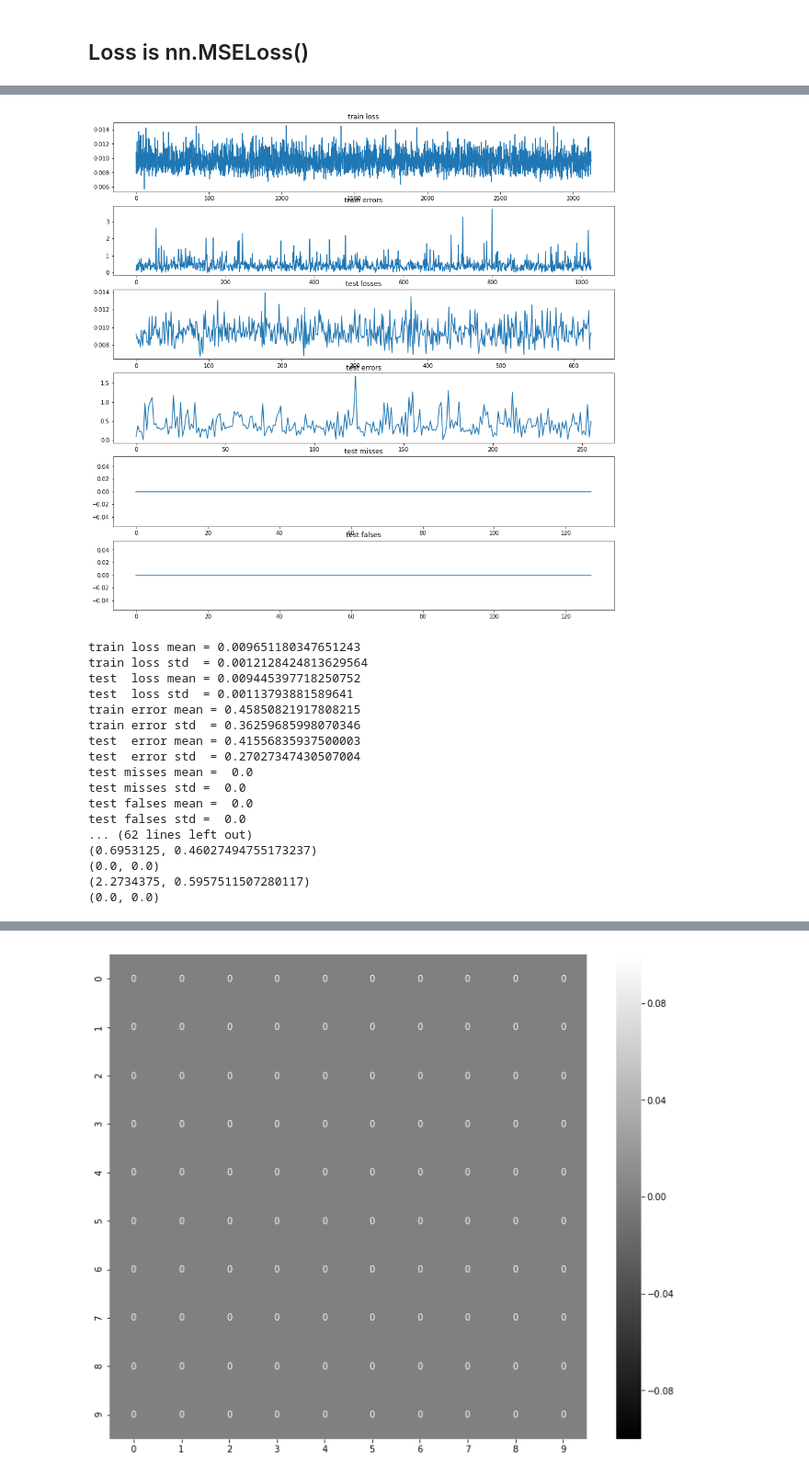
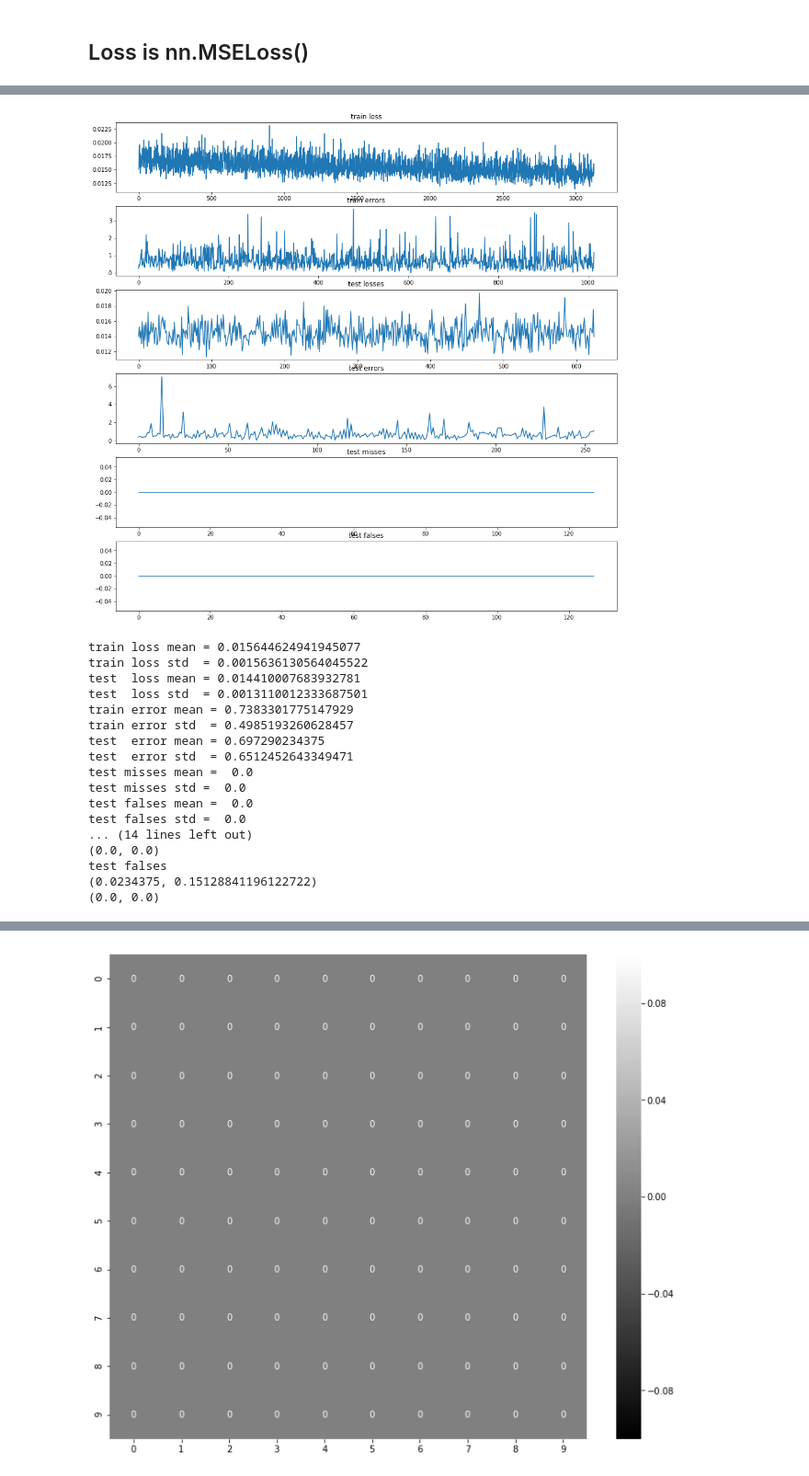
Before and after one commit to caitaozhan/deeplearning-localization, a Jupyter notebook: CNN-translation-multi-min-dist.ipynb, the cells around one changed output, grey strips where cells are left out. Shown at 92% size. Cells and saved outputs as stored; diff of their text form; code cells hidden in the pictures.

```diff
--- a/CNN-translation-multi-min-dist.ipynb
+++ b/CNN-translation-multi-min-dist.ipynb
@@ -67,7 +67,7 @@ class Metrics:
             truth_batch: numpy.ndarray -- size=(N, num_tx, 2)
         Return:
             pred_locs -- list<np.ndarray>
-            errors    -- list
+            errors    -- list<list>
             misses    -- list
             false     -- list
         '''
@@ -97,12 +97,12 @@ class Metrics:
         for i, pred, pred_n, truth, indx in zip(range(len(pred_batch)), pred_batch, pred_ntx, truth_batch, index):
             # 1: get the multiple predicted locations
             pred = pred[0]           # there is only one channel
-            pred_peaks, _ = Utility.detect_peak(pred, np.round(pred_n, 0), 0.05)         # get the predictions
+            pred_peaks, _ = Utility.detect_peak(pred, np.round(pred_n, 0), 0.1)         # get the predictions  TIME: 23 milliseconds
             pred_peaks = float_target(pred, pred_peaks)
             # 2: do a matching and get the error
             radius_threshold = Default.grid_length * Default.error_threshold
             error, miss, false = Utility.compute_error(pred_peaks, truth, radius_threshold, False)
-            errors.extend(error)
+            errors.append(error)
             misses.append(miss)
             falses.append(false)
             if debug:
@@ -322,3 +322,13 @@ def make_zeros(batch=32, length=100):
         zero = np.expand_dims(zero, 0)
         zeros.append(zero)
     return torch.as_tensor(zeros).to(torch.device('cuda'))
+# %%
+a = [1,2]
+b = [4,5]
+c = [1,2]
+d = [4,5]
+e = [a, b]
+f = [c, d]
+f.extend(e)
+
+plt.plot(f)
@@ -335,7 +359,7 @@ criterion1 = nn.MSELoss()  # criterion is the loss function
 criterion2 = nn.MSELoss()   # latter change this to MSELoss and see what happens
 criterion3 = nn.L1Loss()
 
-num_epochs = 10
+num_epochs = 2
 train_losses_epoch = []
 train_errors_epoch = []
 test_losses_epoch  = []
@@ -344,8 +368,8 @@ test_misses_epoch = []
 test_falses_epoch = []
 print_every = 500
 error_every = 200
-zeros = make_zeros(batch=32, length=100)
-print_loss = True
+# zeros = make_zeros(batch=32, length=100)
+alpha = 0
 
 for epoch in range(num_epochs):
     print(f'epoch = {epoch}')
@@ -365,9 +389,9 @@ for epoch in range(num_epochs):
         pred_matrix, pred_ntx = model(X)              # the model
         loss_matrix = criterion1(pred_matrix, y)
         loss_num_tx = criterion2(pred_ntx, y_num)
-#         regulation  = criterion3(pred_matrix, zeros)
-#         loss = loss_matrix + loss_num_tx + regulation*0
-        loss = loss_matrix + loss_num_tx
+        regulation  = criterion3(pred_matrix, zeros)
+        loss = loss_matrix + loss_num_tx + regulation*alpha
+#         loss = loss_matrix + loss_num_tx
         optimizer.zero_grad()
         loss.backward()
         optimizer.step()
@@ -406,12 +430,14 @@ for epoch in range(num_epochs):
     plt.plot(train_losses)
     plt.subplot(612)
     plt.title('train errors')
+    train_errors = [val for sublist in train_errors for val in sublist]  # flatten a 2D matrix
     plt.plot(train_errors)
     plt.subplot(613)
     plt.title('test losses')
     plt.plot(test_losses)
     plt.subplot(614)
     plt.title('test errors')
+    test_errors = [val for sublist in test_errors for val in sublist]
     plt.plot(test_errors)
     plt.subplot(615)
     plt.title('test misses')
@@ -432,48 +458,48 @@ for epoch in range(num_epochs):
     print('test misses mean = ', np.mean(test_misses))
     print('test misses std = ',  np.std(test_misses))
     print('test falses mean = ', np.mean(test_falses))
     print('test falses std = ',  np.std(test_falses))
     train_losses_epoch.append((np.mean(train_losses), np.std(train_losses)))
     train_errors_epoch.append((np.mean(train_errors), np.std(train_errors)))
     test_losses_epoch.append((np.mean(test_losses), np.std(test_losses)))
     test_errors_epoch.append((np.mean(test_errors), np.std(test_errors)))
     test_misses_epoch.append((np.mean(test_misses), np.std(test_misses)))
     test_falses_epoch.append((np.mean(test_falses), np.std(test_falses)))
 
 print('train loss')
 for loss in train_losses_epoch:
     print(loss)
 print('train error')
 for error in train_errors_epoch:
     print(error)
 print('test loss')
 for loss in test_losses_epoch:
     print(loss)
 print('test error')
 for error in test_errors_epoch:
     print(error)
 print('test misses')
 for miss in test_misses_epoch:
     print(miss)
 print('test falses')
 for false in test_falses_epoch:
     print(false)
 # %% [output]
-[figure, old version]
+[figure, new version]
-train loss mean = 0.009651180347651243
-train loss std  = 0.0012128424813629564
-test  loss mean = 0.009445397718250752
-test  loss std  = 0.00113793881589641
-train error mean = 0.45850821917808215
-train error std  = 0.36259685998070346
-test  error mean = 0.41556835937500003
-test  error std  = 0.27027347430507004
+train loss mean = 0.015644624941945077
+train loss std  = 0.0015636130564045522
+test  loss mean = 0.014410007683932781
+test  loss std  = 0.0013110012333687501
+train error mean = 0.7383301775147929
+train error std  = 0.4985193260628457
+test  error mean = 0.697290234375
+test  error std  = 0.6512452643349471
 test misses mean =  0.0
 test misses std =  0.0
 test falses mean =  0.0
 test falses std =  0.0
-... (62 lines left out)
-(0.6953125, 0.46027494755173237)
+... (14 lines left out)
 (0.0, 0.0)
-(2.2734375, 0.5957511507280117)
+test falses
+(0.0234375, 0.15128841196122722)
 (0.0, 0.0)
```
Also changed, not shown: parts of 10 cells of this notebook, 9 other files.
